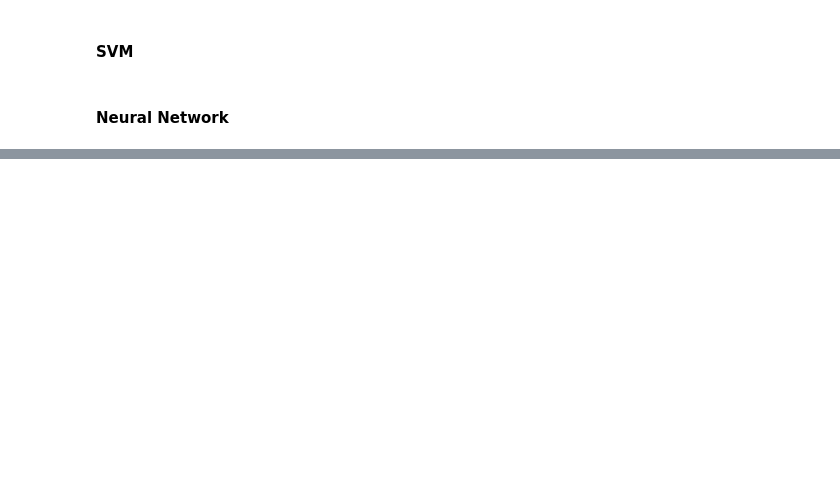
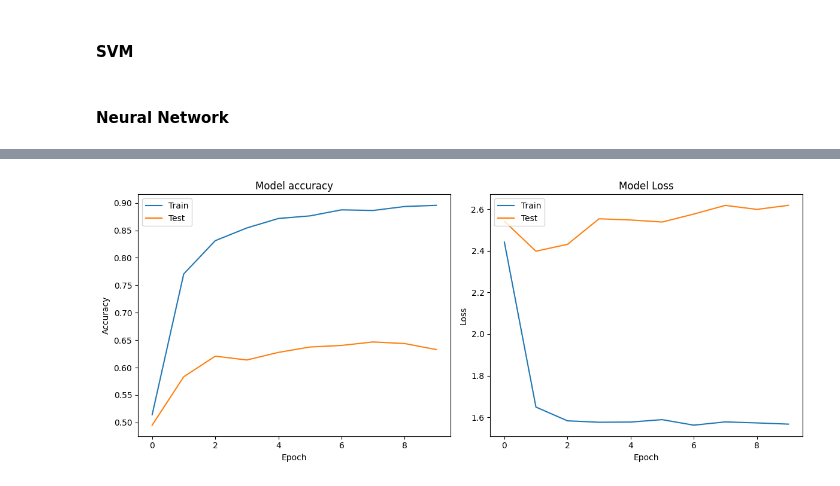
Before and after one commit to ZhaoJackson/ADS-Spring2024-DS-Project5, a Jupyter notebook: doc/# Project 5 MBTI Label words.ipynb, the cells around one changed output, grey strips where cells are left out. Saved outputs shown, nothing was run; the diff lists cells and outputs as text; code cells hidden in the pictures; blank space fills up the shorter version.

Commit message:
model

```diff
--- a/doc/# Project 5 MBTI Label words.ipynb
+++ b/doc/# Project 5 MBTI Label words.ipynb
@@ -114,0 +100,3 @@ Name: posts, Length: 8675, dtype: object
+# %%
+X_stem = X_stem.apply(lambda x: x.replace("|||", " "))
+X_stem
@@ -197,2 +257,11 @@ Name: count, dtype: int64
 # %% [markdown]
 #### XGBoost
+# %%
+import xgboost as xgb
+from sklearn.metrics import classification_report, accuracy_score
+xgb_model = xgb.XGBClassifier()
+xgb_model.fit(X_smote, y_smote)
+y_pred = xgb_model.predict(X_test)
+print("Accuracy:", accuracy_score(y_test, y_pred))
+print("Classification Report:")
+print(classification_report(y_test, y_pred))
@@ -202,0 +339,9 @@ Name: count, dtype: int64
+# %%
+X_train_dense = X_smote.toarray()  # Convert to dense numpy array
+X_test_dense = X_test.toarray()
+
+history = model.fit(X_train_dense, y_smote,
+                    epochs=10,
+                    batch_size=32,
+                    validation_data=(X_test_dense, y_test),
+                    verbose=1)
@@ -202,0 +369,24 @@ Name: count, dtype: int64
+# %%
+plt.figure(figsize=(12, 5))
+
+plt.subplot(1, 2, 1)
+plt.plot(history.history['accuracy'])
+plt.plot(history.history['val_accuracy'])
+plt.title('Model accuracy')
+plt.ylabel('Accuracy')
+plt.xlabel('Epoch')
+plt.legend(['Train', 'Test'], loc='upper left')
+
+# Plot training & validation loss values
+plt.subplot(1, 2, 2)
+plt.plot(history.history['loss'])
+plt.plot(history.history['val_loss'])
+plt.title('Model Loss')
+plt.ylabel('Loss')
+plt.xlabel('Epoch')
+plt.legend(['Train', 'Test'], loc='upper left')
+
+plt.tight_layout()
+plt.show()
+# %% [output]
+[figure, added]
```
Also changed, not shown: parts of 10 cells of this notebook.
